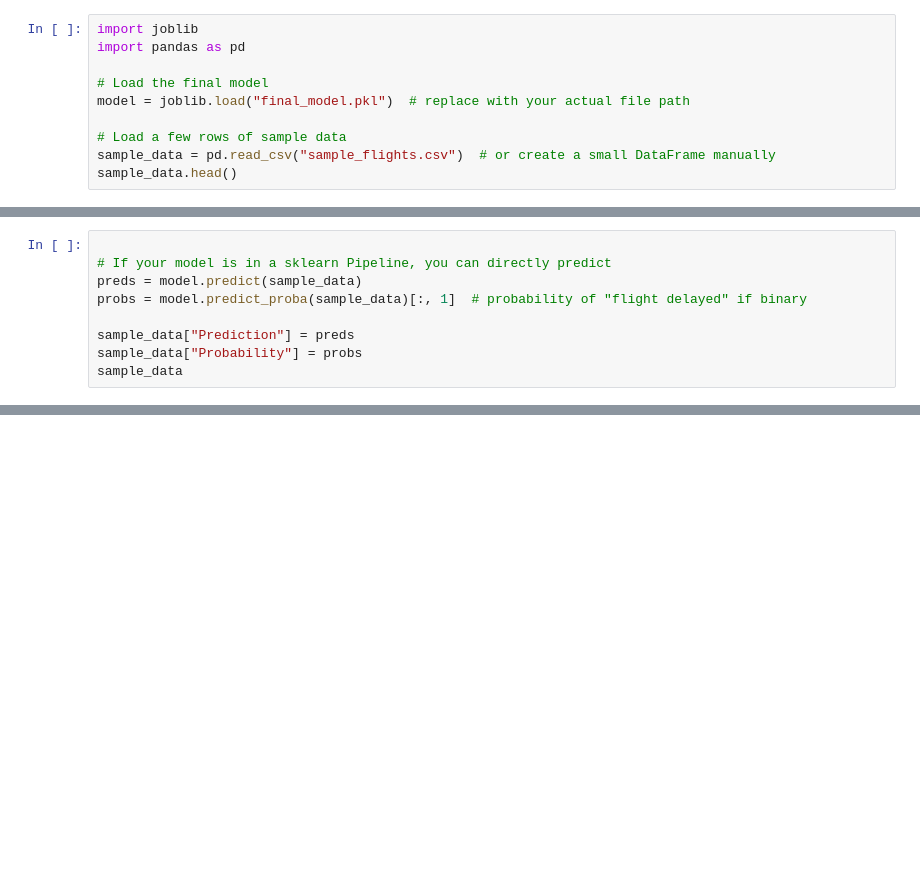
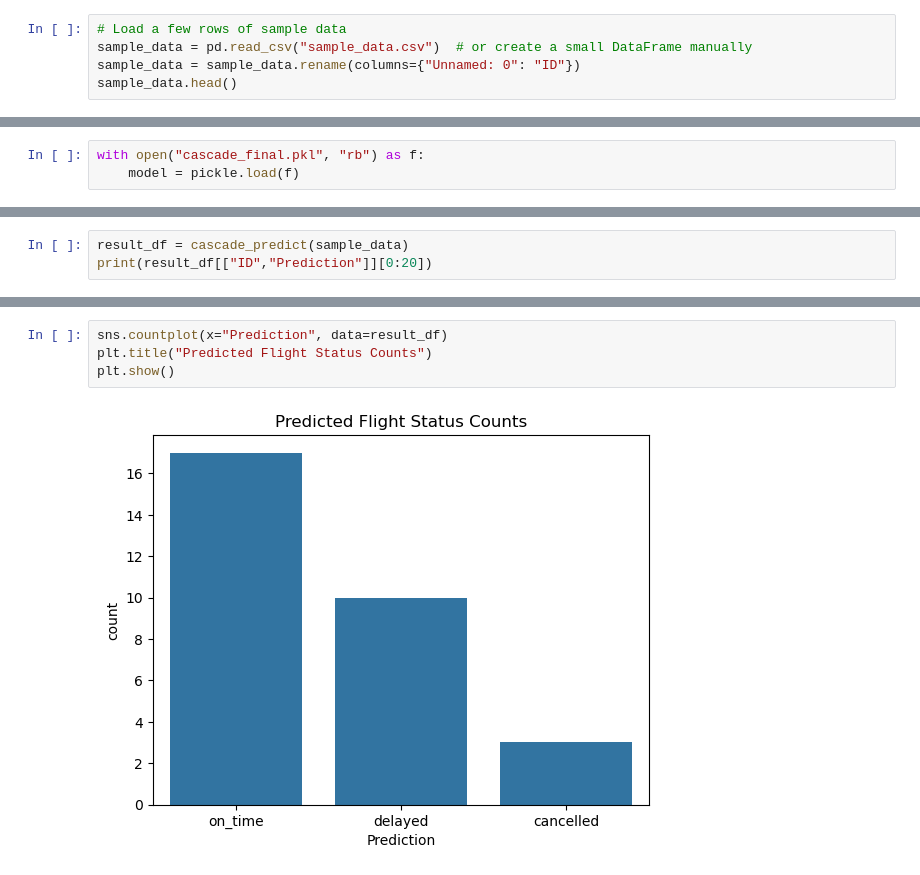
Before and after one commit to arv020/DSC288R_DataScienceCapstone, a Jupyter notebook: 3_tests/Model_Tests.ipynb, the cells around one changed output, grey strips where cells are left out. Saved outputs shown, nothing was run; the diff lists cells and outputs as text; blank space fills up the shorter version.

```diff
--- a/3_tests/Model_Tests.ipynb
+++ b/3_tests/Model_Tests.ipynb
@@ -9,10 +19,5 @@ import seaborn as sns
 # %%
-import joblib
-import pandas as pd
-
-# Load the final model
-model = joblib.load("final_model.pkl")  # replace with your actual file path
-
 # Load a few rows of sample data
-sample_data = pd.read_csv("sample_flights.csv")  # or create a small DataFrame manually
+sample_data = pd.read_csv("sample_data.csv")  # or create a small DataFrame manually
+sample_data = sample_data.rename(columns={"Unnamed: 0": "ID"})
 sample_data.head()
@@ -19,9 +30,0 @@ sample_data.head()
-# %%
-
-# If your model is in a sklearn Pipeline, you can directly predict
-preds = model.predict(sample_data)
-probs = model.predict_proba(sample_data)[:, 1]  # probability of "flight delayed" if binary
-
-sample_data["Prediction"] = preds
-sample_data["Probability"] = probs
-sample_data
@@ -32 +33,4 @@ plt.show()
+# %%
+with open("cascade_final.pkl", "rb") as f:
+    model = pickle.load(f)
 # %%
@@ -35,0 +112,3 @@ plt.show()
+# %%
+result_df = cascade_predict(sample_data)
+print(result_df[["ID","Prediction"]][0:20])
@@ -35,0 +133,6 @@ plt.show()
+# %%
+sns.countplot(x="Prediction", data=result_df)
+plt.title("Predicted Flight Status Counts")
+plt.show()
+# %% [output]
+[figure, added]
```
Also changed, not shown: parts of 19 cells of this notebook, 1 other file.
